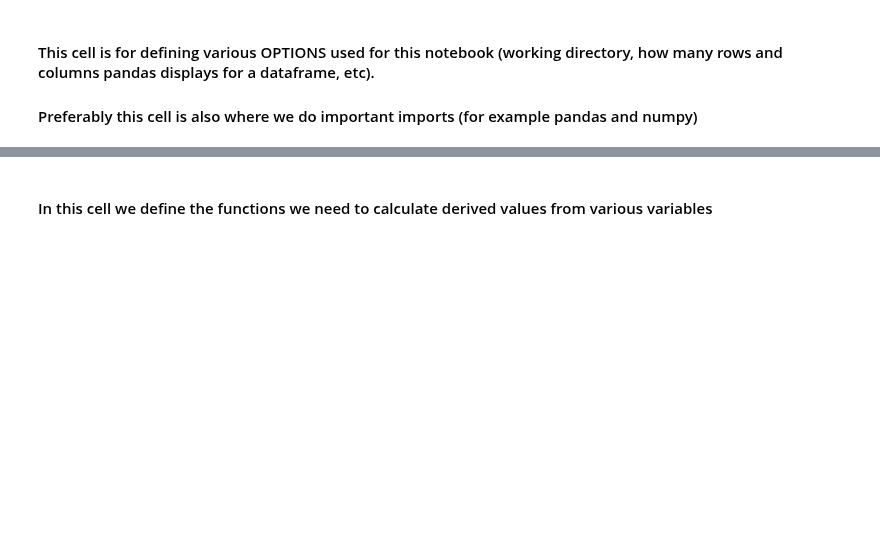
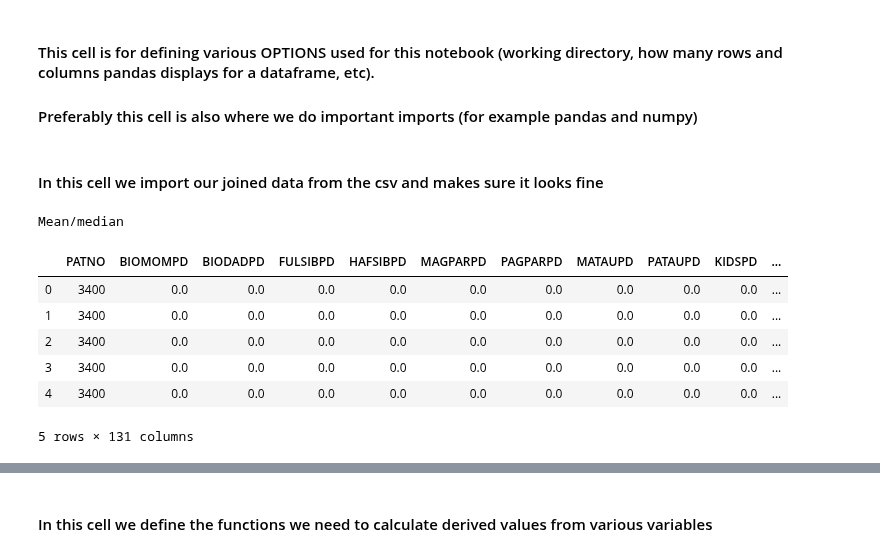
Before and after one commit to Tjersland/Master_2020_Prediction_of_Psychosis_in_Parkinsons_Patients_using_Machine_learning, a Jupyter notebook: final_preprocessing.ipynb, the cells around one changed output, grey strips where cells are left out. Saved outputs shown, nothing was run; the diff lists cells and outputs as text; code cells hidden in the pictures; blank space fills up the shorter version.

```diff
--- a/final_preprocessing.ipynb
+++ b/final_preprocessing.ipynb
@@ -18,3 +22,20 @@ pd.set_option('display.max_row', 1000)
 
 # Set iPython's max column width to 50
 pd.set_option('display.max_columns', 50)
+# %% [markdown]
+#### In this cell we import our joined data from the csv and makes sure it looks fine
+# %%
+data_mm = pd.read_csv('joined_data_mm.csv') # missing values filled with mean/median
+data_h = pd.read_csv('joined_data_heom.csv') # missing values filled based on HEOM measure
+
+print("Mean/median \n")
+data_mm.head(5)
+# %% [output]
+Mean/median
+|  | PATNO | BIOMOMPD | BIODADPD | FULSIBPD | HAFSIBPD | MAGPARPD | PAGPARPD | MATAUPD | PATAUPD | KIDSPD | ... |
+| 0 | 3400 | 0.0 | 0.0 | 0.0 | 0.0 | 0.0 | 0.0 | 0.0 | 0.0 | 0.0 | ... |
+| 1 | 3400 | 0.0 | 0.0 | 0.0 | 0.0 | 0.0 | 0.0 | 0.0 | 0.0 | 0.0 | ... |
+| 2 | 3400 | 0.0 | 0.0 | 0.0 | 0.0 | 0.0 | 0.0 | 0.0 | 0.0 | 0.0 | ... |
+| 3 | 3400 | 0.0 | 0.0 | 0.0 | 0.0 | 0.0 | 0.0 | 0.0 | 0.0 | 0.0 | ... |
+| 4 | 3400 | 0.0 | 0.0 | 0.0 | 0.0 | 0.0 | 0.0 | 0.0 | 0.0 | 0.0 | ... |
+5 rows × 131 columns
```
Also changed, not shown: parts of 12 cells of this notebook, 1 other file.
